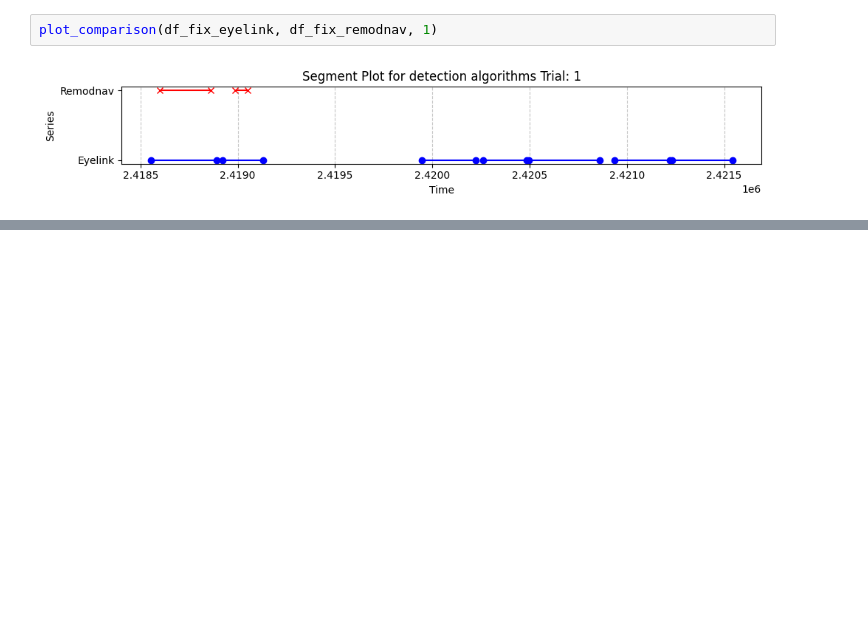
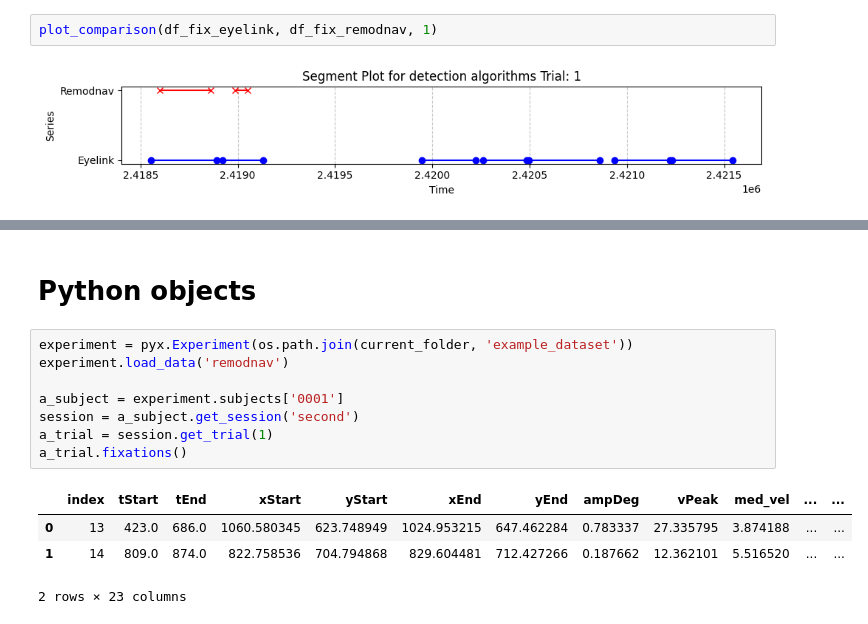
Before and after one commit to NeuroLIAA/pyxations, a Jupyter notebook: notebooks/Eyelink tutorial.ipynb, the cells around one changed output, grey strips where cells are left out. Cells and saved outputs as stored; diff of their text form; blank space fills up the shorter version.

```diff
--- a/notebooks/Eyelink tutorial.ipynb
+++ b/notebooks/Eyelink tutorial.ipynb
@@ -161,0 +169,15 @@ plot_comparison(df_fix_eyelink, df_fix_remodnav, 50)
+# %% [markdown]
+# Python objects
+# %%
+experiment = pyx.Experiment(os.path.join(current_folder, 'example_dataset'))
+experiment.load_data('remodnav')
+
+a_subject = experiment.subjects['0001']
+session = a_subject.get_session('second')
+a_trial = session.get_trial(1)
+a_trial.fixations()
+# %% [output]
+|  | index | tStart | tEnd | xStart | yStart | xEnd | yEnd | ampDeg | vPeak | med_vel | ... | ... |
+| 0 | 13 | 423.0 | 686.0 | 1060.580345 | 623.748949 | 1024.953215 | 647.462284 | 0.783337 | 27.335795 | 3.874188 | ... | ... |
+| 1 | 14 | 809.0 | 874.0 | 822.758536 | 704.794868 | 829.604481 | 712.427266 | 0.187662 | 12.362101 | 5.516520 | ... | ... |
+2 rows × 23 columns
```
Also changed, not shown: parts of 5 cells of this notebook, 1 other file.
